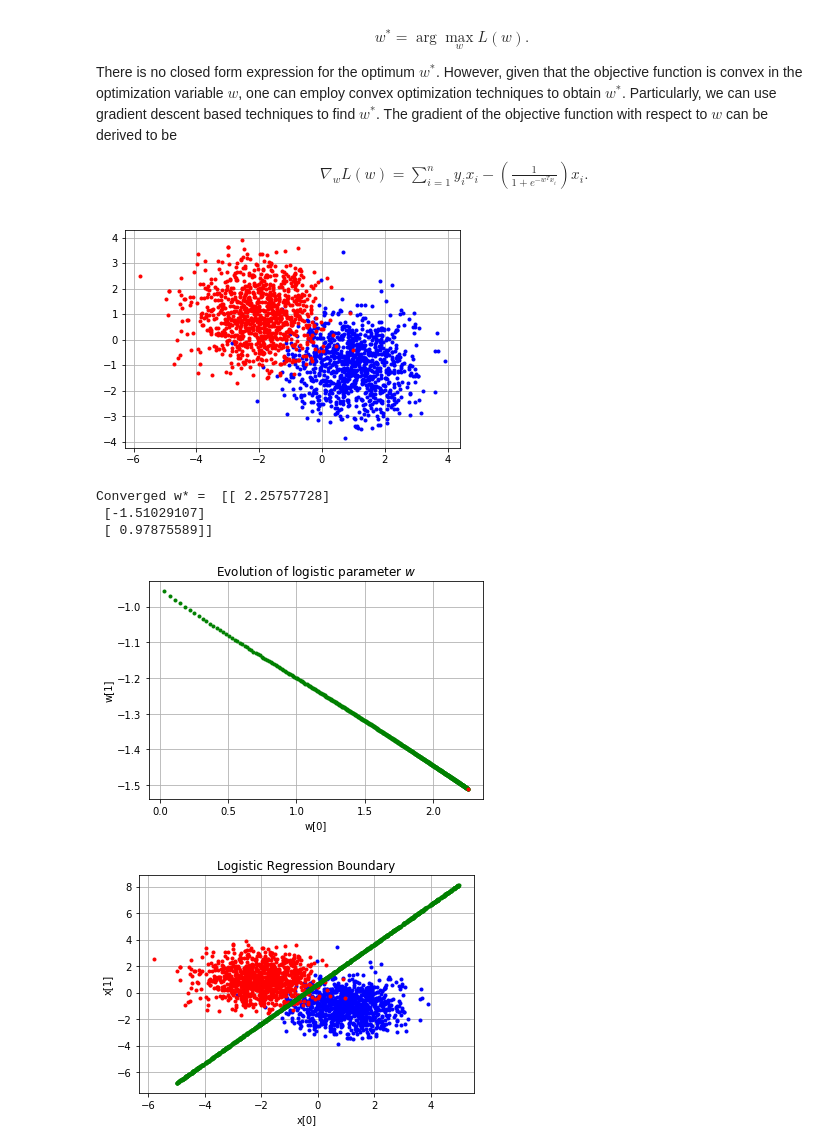
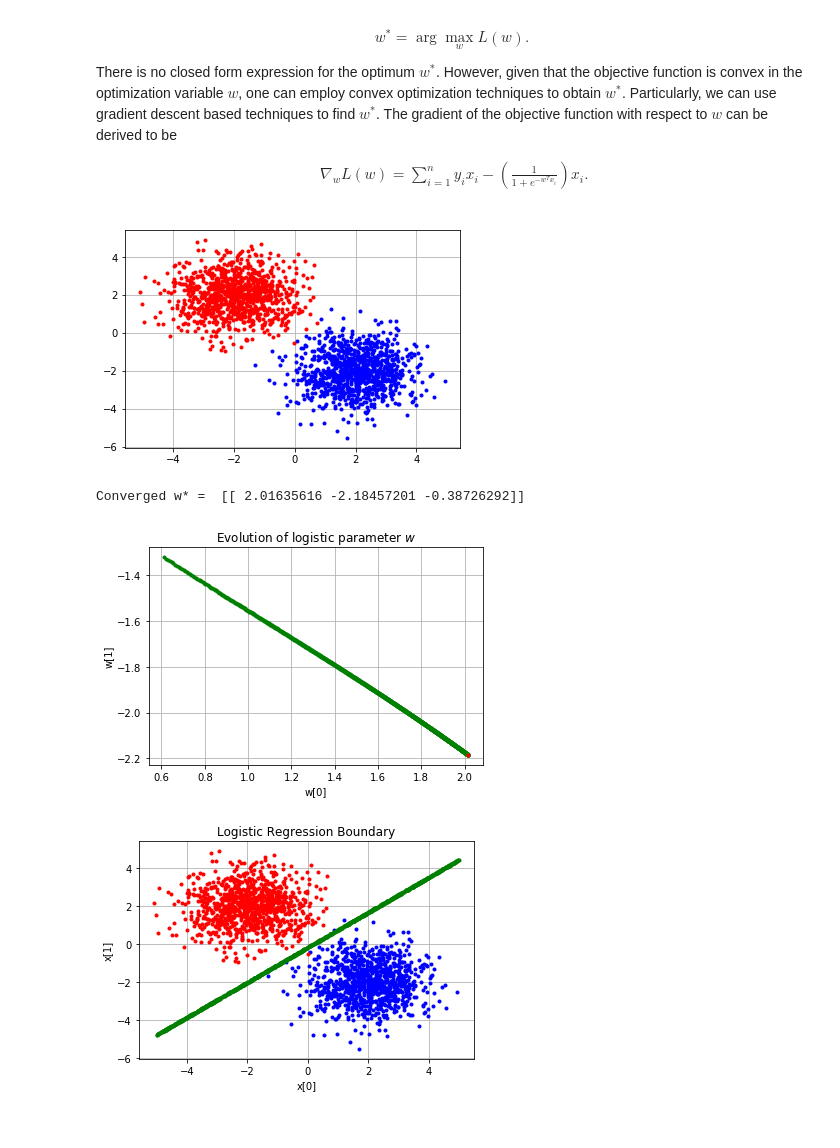
Before and after one commit to nidhin-koshy/Notebooks, a Jupyter notebook: Classification.ipynb, the cells around one changed output. Drawn from its saved outputs; the diff is of its cells as text; code cells hidden in the pictures.

```diff
--- a/Classification.ipynb
+++ b/Classification.ipynb
@@ -47,8 +47,8 @@ There is no closed form expression for the optimum $w^*$. However, given that th
 num_x1_samples = 1000
 num_x2_samples = 1000
 
-mu_1 = np.array([[1,-1]]).T
-mu_2 = np.array([[-2,1]]).T
+mu_1 = np.array([[2,-2]]).T
+mu_2 = np.array([[-2,2]]).T
 
 x1 = np.random.randn(num_x1_samples,2) + mu_1.T
 y1 = np.ones((num_x1_samples,1))
@@ -65,7 +65,7 @@ plt.plot(x2[:,0],x2[:,1],'.r')
 plt.grid()
 plt.show()
 # %% [output]
-[figure, old version]
+[figure, new version]
 # %%
 import numpy as np
 import math
@@ -82,43 +82,41 @@ def get_grad(x,y,w):
   return grad
 
 
-num_iter = 500
+num_iter = 1000
 w = np.random.randn(x_train[0,:].size,1)
 w_evol = w
 mu= 0.1
 for iter_count in range(num_iter):
     grad = get_grad(x_train,y_train,w)
     w = w+mu*grad
     w_evol = np.concatenate((w_evol,w),axis=1)
 
-print("Converged w* = ", w)
+print("Converged w* = ", w.T)
 x1_plot = 10*np.random.rand(1000,1)-5
 x2_plot = -(x1_plot*w[0,0]+w[2,0])/w[1,0]
 
 plt.figure()
 plt.plot(w_evol[0,:],w_evol[1,:],'.g')
 plt.plot(w_evol[0,-1:],w_evol[1,-1:],'.r')
 plt.title("Evolution of logistic parameter " r"$w$")
 plt.xlabel("w[0]")
 plt.ylabel("w[1]")
 plt.grid()
 plt.show()
 
 plt.figure()
 plt.plot(x1[:,0],x1[:,1],'.b')
 plt.plot(x2[:,0],x2[:,1],'.r')
 plt.plot(x1_plot,x2_plot,'.g')
 plt.title("Logistic Regression Boundary")
 plt.xlabel("x[0]")
 plt.ylabel("x[1]")
 plt.grid()
 plt.show()
 # %% [output]
-Converged w* =  [[ 2.25757728]
- [-1.51029107]
- [ 0.97875589]]
+Converged w* =  [[ 2.01635616 -2.18457201 -0.38726292]]
-[figure, old version]
+[figure, new version]
-[figure, old version]
+[figure, new version]
 # %%
 #Logistic Regression using sklearn in-built implementation
 from sklearn.linear_model import LogisticRegression
```
Also changed, not shown: parts of 4 cells of this notebook.
